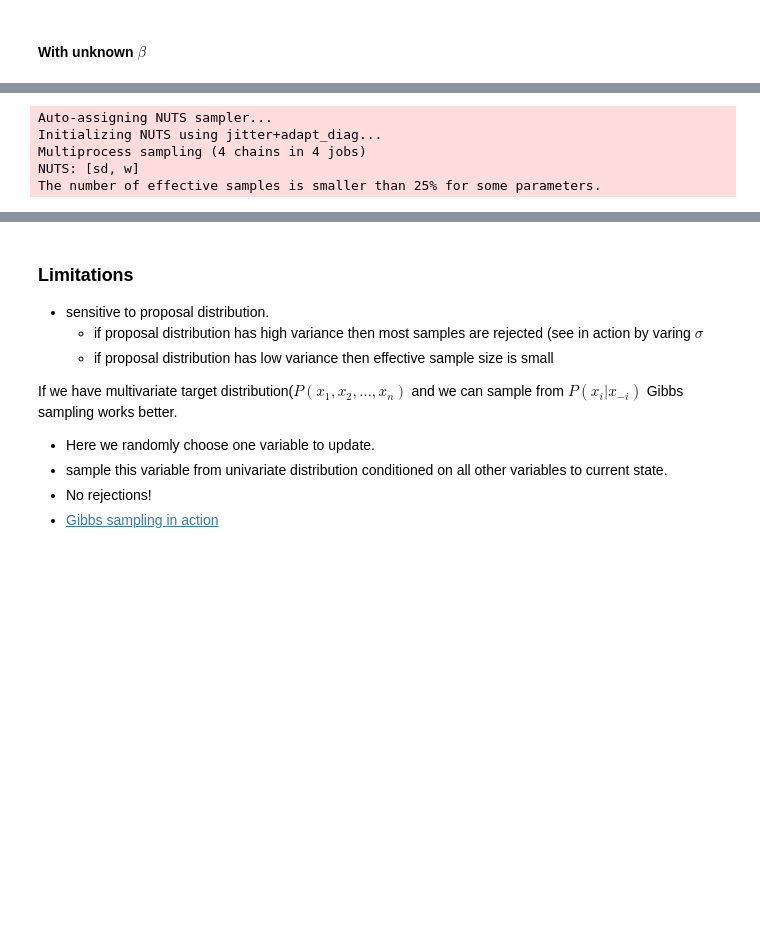
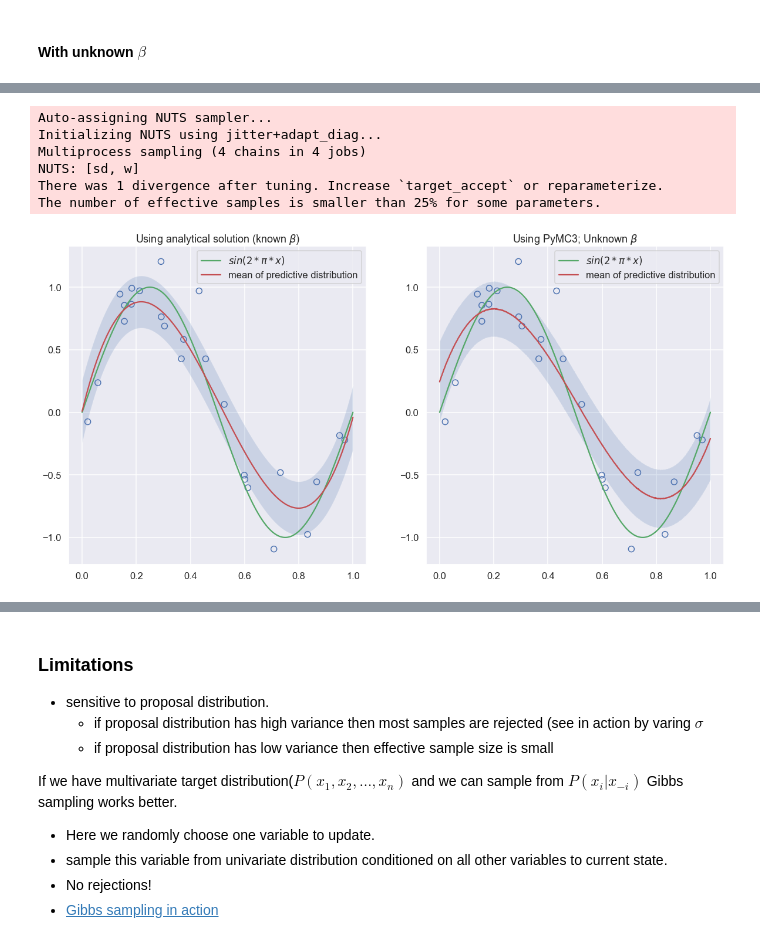
Before and after one commit to DhruvPatel01/myntra_talks, a Jupyter notebook: bayesian_intro_with_pymc.ipynb, the cells around one changed output, grey strips where cells are left out. Cells and saved outputs as stored; diff of their text form; code cells hidden in the pictures; blank space fills up the shorter version.

```diff
--- a/bayesian_intro_with_pymc.ipynb
+++ b/bayesian_intro_with_pymc.ipynb
@@ -142,13 +145,28 @@ pm.model_to_graphviz(linreg2)
 [drawing not drawn]
 # %%
 with linreg2:
-    trace = pm.sample(5000, target_accept=0.95)
-burned_trace = trace[1000:]
+    trace = pm.sample(15000, target_accept=0.95, tune=1000)
+burned_trace = trace[5000:]
+w_samples = burned_trace['w']
 # %% [output]
 Auto-assigning NUTS sampler...
 Initializing NUTS using jitter+adapt_diag...
 Multiprocess sampling (4 chains in 4 jobs)
 NUTS: [sd, w]
+There was 1 divergence after tuning. Increase `target_accept` or reparameterize.
 The number of effective samples is smaller than 25% for some parameters.
+# %%
+def plot_figure(mean, std , title):
+    plt.scatter(x, t, marker='o', s=100, facecolors='none', edgecolors='b')
+    plt.plot(grid_x, np.sin(2*np.pi*grid_x), 'g', label='$sin(2*\pi*x)$')
+    plt.plot(grid_x, mean, 'r', label='mean of predictive distribution')
+    plt.fill_between(grid_x, mean - std, mean + std, alpha=0.2)
+    plt.legend(); plt.title(title)
+plt.figure(figsize=(20, 10))
+plt.subplot(121); plot_figure(predictive_mean, predictive_std, r"Using analytical solution (known $\beta$)")
+grid_pred_samples = np.dot(w_samples, phi_grid.T) + np.random.normal(0, noise_std, size=(len(w_samples), len(grid_x)))
+plt.subplot(122); plot_figure(grid_pred_samples.mean(axis=0), grid_pred_samples.std(axis=0), r"Using PyMC3; Unknown $\beta$")
+# %% [output]
+[figure, added]
 # %%
 pm.plot_trace(data=burned_trace, var_names=['sd'])
```
Also changed, not shown: parts of 13 cells of this notebook, 1 other file.
